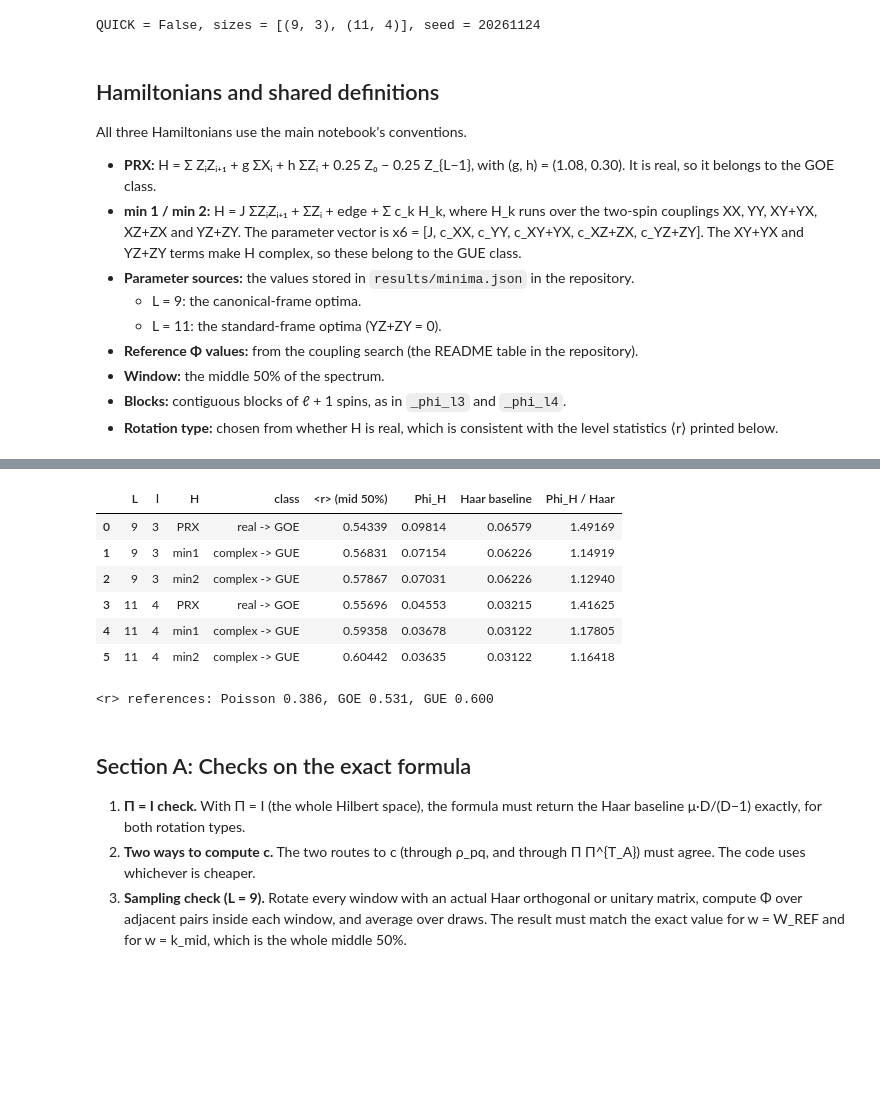
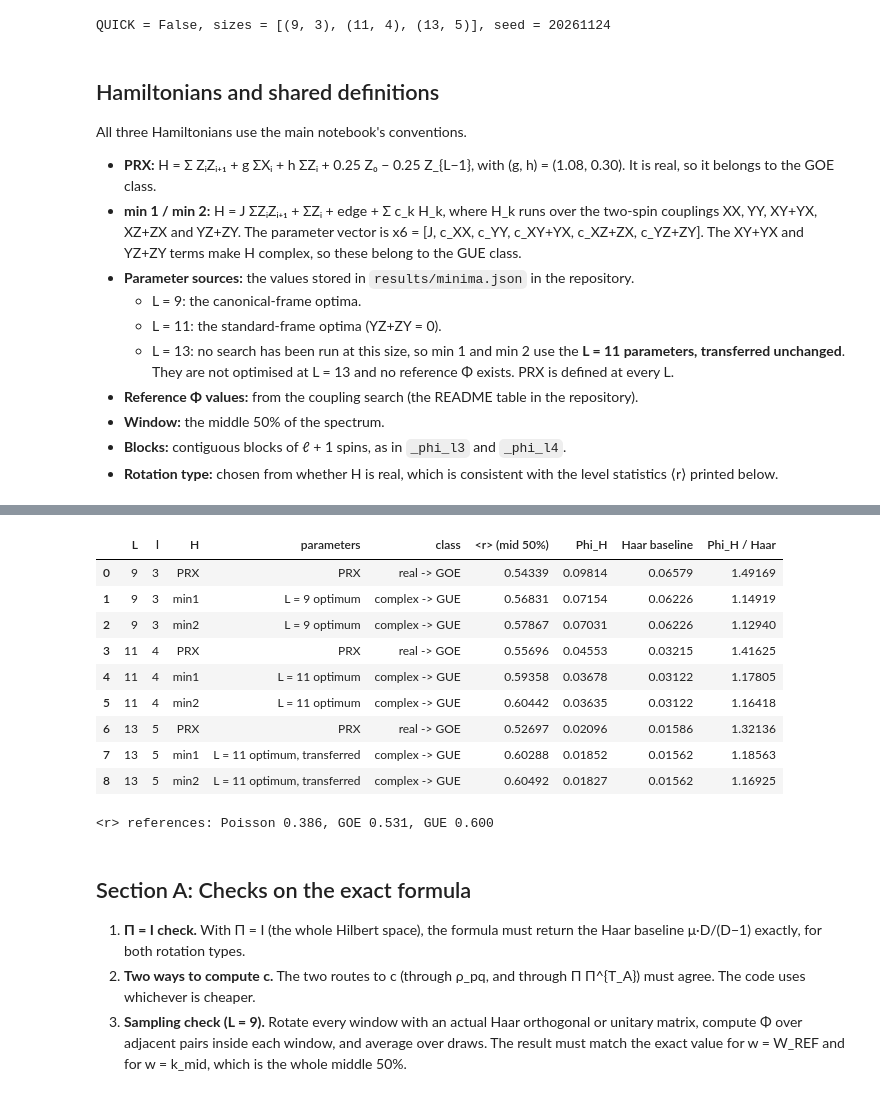
Before and after one commit to hotsoup1415/Optimizing-thermalization, a Jupyter notebook: notebooks/07_energy_conservation.ipynb, the cells around one changed output, grey strips where cells are left out. Cells and saved outputs as stored; diff of their text form; code cells hidden in the pictures; blank space fills up the shorter version.

```diff
--- a/notebooks/07_energy_conservation.ipynb
+++ b/notebooks/07_energy_conservation.ipynb
@@ -40,12 +40,14 @@ import numpy as np
 import pandas as pd
 import matplotlib.pyplot as plt
 from matplotlib.lines import Line2D
+from scipy import sparse
 from scipy.linalg import eigh
 from IPython.display import display
 
 # ---- Run configuration ------------------------------------------------------
-QUICK  = False                 # True: L = 9 only, fewer perturbation draws (~30 s). False: adds L = 11 (~8 min).
-SIZES  = [(9, 3)] if QUICK else [(9, 3), (11, 4)]     # (L, l) pairs, as in the main notebook
+QUICK  = False                 # True: L = 9 only (~30 s). False: adds L = 11 (~8 min), and L = 13 if INCLUDE_L13 (~33 min total).
+INCLUDE_L13 = True              # with QUICK = False, also run L = 13 (dim 8192; see the runtime note above)
+SIZES  = [(9, 3)] if QUICK else [(9, 3), (11, 4)] + ([(13, 5)] if INCLUDE_L13 else [])   # (L, l), as in the search
 W_REF  = 8                      # reference window (eigenstates per window) for Sections D and E
 SEED   = 20261124
 rng    = np.random.default_rng(SEED)
@@ -69,7 +71,7 @@ def check(name, passed, detail=''):
 T_START = time.time()
 print(f'QUICK = {QUICK}, sizes = {SIZES}, seed = {SEED}')
 # %% [output]
-QUICK = False, sizes = [(9, 3), (11, 4)], seed = 20261124
+QUICK = False, sizes = [(9, 3), (11, 4), (13, 5)], seed = 20261124
 # %% [markdown]
 ## Hamiltonians and shared definitions
 
@@ -79,6 +81,7 @@ All three Hamiltonians use the main notebook's conventions.
 - **Parameter sources:** the values stored in `results/minima.json` in the repository.
   - L = 9: the canonical-frame optima.
   - L = 11: the standard-frame optima (YZ+ZY = 0).
+  - L = 13: no search has been run at this size, so min 1 and min 2 use the **L = 11 parameters, transferred unchanged**. They are not optimised at L = 13 and no reference Φ exists. PRX is defined at every L.
 - **Reference Φ values:** from the coupling search (the README table in the repository).
 - **Window:** the middle 50% of the spectrum.
 - **Blocks:** contiguous blocks of ℓ + 1 spins, as in `_phi_l3` and `_phi_l4`.
@@ -93,6 +96,8 @@ PARAMS = {
          'min1': ('x6', [0.0723185, 0.560674, 0.731729, -0.450085, 0.362785, 0.0]),
          'min2': ('x6', [0.0639073, 0.482552, 1.38985, -0.214289, 0.878317, 0.0])},
 }
+PARAMS[13] = dict(PARAMS[11])    # no L = 13 search: the L = 11 optima, transferred unchanged
+PARAM_NOTE = {9: 'L = 9 optimum', 11: 'L = 11 optimum', 13: 'L = 11 optimum, transferred'}
 REF_PHI = {9:  {'PRX': 0.09813847, 'min1': 0.07154433, 'min2': 0.07031195},   # coupling search (README table)
            11: {'PRX': 0.04553219, 'min1': 0.03677807, 'min2': 0.03634512}}
 
@@ -102,8 +107,10 @@ _sz = np.diag([1.0, -1.0]).astype(complex)
 
 
 def build_ops(L):
+    # Sparse operators, so that only one dense Hamiltonian is ever held (dense L = 13 operators would need ~10 GB).
     def op(single):
-        return reduce(np.kron, [single.get(i, np.eye(2)) for i in range(L)])
+        return reduce(lambda A, B: sparse.kron(A, B, format='csr'),
+                      [sparse.csr_matrix(single.get(i, np.eye(2))) for i in range(L)])
     def bond(a, b):
         return sum(op({i: a, i + 1: b}) for i in range(L - 1))
     ops = {'ZZ': bond(_sz, _sz), 'X': sum(op({i: _sx}) for i in range(L)),
@@ -115,13 +122,14 @@ def build_ops(L):
 
 
 def hamiltonian(ops, kind, p):
+    # Dense H: real (float) for the PRX form, complex for the x6 form.
     if kind == 'gh':
         g, h = p
-        return (ops['ZZ'] + g * ops['X'] + h * ops['Z'] + ops['EDGE']).real
+        return (ops['ZZ'] + g * ops['X'] + h * ops['Z'] + ops['EDGE']).real.toarray()
     H = p[0] * ops['ZZ'] + ops['Z'] + ops['EDGE']
     for c, M in zip(p[1:], ops['coup']):
         H = H + c * M
-    return H
+    return H.toarray()
 
 
 class Geometry:
@@ -156,20 +164,23 @@ def pair_phi(V, geo):
 
 def ec_terms(VW, geo, p, real, c_method='auto'):
     # a, b, c for the window spanned by the columns of VW, for one block permutation p.
-    A = geo.blocks(VW, p)
+    # All contractions are matrix products (BLAS), which keeps L = 13 tractable.
+    A = geo.blocks(VW, p)                                              # (mb, n_env, k)
     k = A.shape[2]
-    a = np.sum(np.abs(np.einsum('iep,jep->ij', A, A.conj())) ** 2)     # Tr[(Tr_B Pi)^2]
-    b = np.sum(np.abs(np.einsum('iep,ifp->ef', A, A.conj())) ** 2)     # Tr[(Tr_A Pi)^2]
+    M = A.reshape(geo.mb, -1)
+    a = np.sum(np.abs(M @ M.conj().T) ** 2)                            # Tr[(Tr_B Pi)^2]
+    N = A.transpose(1, 0, 2).reshape(geo.n_env, -1)
+    b = np.sum(np.abs(N @ N.conj().T) ** 2)                            # Tr[(Tr_A Pi)^2]
     c = None
     if real:
         if c_method == 'rho' or (c_method == 'auto' and k < geo.n_env):
-            B = A.transpose(2, 0, 1)
-            R = np.einsum('pae,qbe->pqab', B, B)                       # rho_pq
-            c = np.einsum('pqab,pqba->', R, R)
+            Bm = A.transpose(2, 0, 1).reshape(k * geo.mb, geo.n_env)
+            R = (Bm @ Bm.T).reshape(k, geo.mb, k, geo.mb)              # R[p, a, q, b] = (rho_pq)_ab
+            c = np.sum(R * R.transpose(0, 3, 2, 1))                    # sum_pq Tr(rho_pq rho_pq)
         else:
-            M = A.reshape(-1, k)
-            P = (M @ M.T).reshape(geo.mb, geo.n_env, geo.mb, geo.n_env)
-            c = np.einsum('ijkl,kjil->', P, P)                         # Tr[Pi Pi^{T_A}]
+            Mf = A.reshape(-1, k)
+            P = (Mf @ Mf.T).reshape(geo.mb, geo.n_env, geo.mb, geo.n_env)
+            c = np.sum(P * P.transpose(2, 1, 0, 3))                    # Tr[Pi Pi^{T_A}]
     return a, b, c
 
 
@@ -219,17 +230,21 @@ for (L, l) in SIZES:
         H = hamiltonian(ops, kind, p)
         real = bool(np.isrealobj(H) or np.allclose(H.imag, 0))
         H = H.real if real else H
-        E, V = eigh(H)
-        Vm = np.ascontiguousarray(V[:, geo.lo:geo.hi + 1])
+        # sigma_E of the full spectrum, exactly, from traces: Var(E) = Tr(H^2)/D - (Tr H / D)^2
+        sigma_E = np.sqrt(np.sum(np.abs(H) ** 2) / geo.dim - (np.trace(H).real / geo.dim) ** 2)
+        Em, Vm = eigh(H, subset_by_index=[geo.lo, geo.hi])          # middle 50% only
+        del H; gc.collect()
         phi_H = pair_phi(Vm, geo).mean()
         haar = mu_haar_orth(real, geo.mb, geo.n_env)
-        SYS[(L, name)] = dict(E=E, Em=E[geo.lo:geo.hi + 1], Vm=Vm, real=real, phi_H=phi_H, haar=haar, x=(kind, p))
-        check(f'L = {L} {name}: Phi_H matches the coupling-search value', np.isclose(phi_H, REF_PHI[L][name], rtol=1e-4),
-              f'{phi_H:.8f} vs {REF_PHI[L][name]:.8f}')
-        rows.append({'L': L, 'l': l, 'H': name, 'class': 'real -> GOE' if real else 'complex -> GUE',
-                     '<r> (mid 50%)': r_stat(E[geo.lo:geo.hi + 1]), 'Phi_H': phi_H,
+        SYS[(L, name)] = dict(Em=Em, sigma_E=sigma_E, Vm=Vm, real=real, phi_H=phi_H, haar=haar, x=(kind, p))
+        if L in REF_PHI:
+            check(f'L = {L} {name}: Phi_H matches the coupling-search value', np.isclose(phi_H, REF_PHI[L][name], rtol=1e-4),
+                  f'{phi_H:.8f} vs {REF_PHI[L][name]:.8f}')
+        rows.append({'L': L, 'l': l, 'H': name, 'parameters': 'PRX' if name == 'PRX' else PARAM_NOTE[L],
+                     'class': 'real -> GOE' if real else 'complex -> GUE',
+                     '<r> (mid 50%)': r_stat(Em), 'Phi_H': phi_H,
                      'Haar baseline': haar, 'Phi_H / Haar': phi_H / haar})
-        del V, H
+        print(f'  L = {L} {name}: diagonalised ({time.time() - t0:.0f} s)', flush=True)
     del ops; gc.collect()
     print(f'L = {L}: built and diagonalised in {time.time() - t0:.1f} s')
 display(pd.DataFrame(rows).round(5))
@@ -246,10 +271,13 @@ L = 11: built and diagonalised in 18.8 s
-|  | L | l | H | class | <r> (mid 50%) | Phi_H | Haar baseline | Phi_H / Haar |
-| 0 | 9 | 3 | PRX | real -> GOE | 0.54339 | 0.09814 | 0.06579 | 1.49169 |
-| 1 | 9 | 3 | min1 | complex -> GUE | 0.56831 | 0.07154 | 0.06226 | 1.14919 |
-| 2 | 9 | 3 | min2 | complex -> GUE | 0.57867 | 0.07031 | 0.06226 | 1.12940 |
-| 3 | 11 | 4 | PRX | real -> GOE | 0.55696 | 0.04553 | 0.03215 | 1.41625 |
-| 4 | 11 | 4 | min1 | complex -> GUE | 0.59358 | 0.03678 | 0.03122 | 1.17805 |
-| 5 | 11 | 4 | min2 | complex -> GUE | 0.60442 | 0.03635 | 0.03122 | 1.16418 |
+|  | L | l | H | parameters | class | <r> (mid 50%) | Phi_H | Haar baseline | Phi_H / Haar |
+| 0 | 9 | 3 | PRX | PRX | real -> GOE | 0.54339 | 0.09814 | 0.06579 | 1.49169 |
+| 1 | 9 | 3 | min1 | L = 9 optimum | complex -> GUE | 0.56831 | 0.07154 | 0.06226 | 1.14919 |
+| 2 | 9 | 3 | min2 | L = 9 optimum | complex -> GUE | 0.57867 | 0.07031 | 0.06226 | 1.12940 |
+| 3 | 11 | 4 | PRX | PRX | real -> GOE | 0.55696 | 0.04553 | 0.03215 | 1.41625 |
+| 4 | 11 | 4 | min1 | L = 11 optimum | complex -> GUE | 0.59358 | 0.03678 | 0.03122 | 1.17805 |
+| 5 | 11 | 4 | min2 | L = 11 optimum | complex -> GUE | 0.60442 | 0.03635 | 0.03122 | 1.16418 |
+| 6 | 13 | 5 | PRX | PRX | real -> GOE | 0.52697 | 0.02096 | 0.01586 | 1.32136 |
+| 7 | 13 | 5 | min1 | L = 11 optimum, transferred | complex -> GUE | 0.60288 | 0.01852 | 0.01562 | 1.18563 |
+| 8 | 13 | 5 | min2 | L = 11 optimum, transferred | complex -> GUE | 0.60492 | 0.01827 | 0.01562 | 1.16925 |
 <r> references: Poisson 0.386, GOE 0.531, GUE 0.600
 # %% [markdown]
 ## Section A: Checks on the exact formula
```
Also changed, not shown: parts of 12 cells of this notebook, 1 other file.
